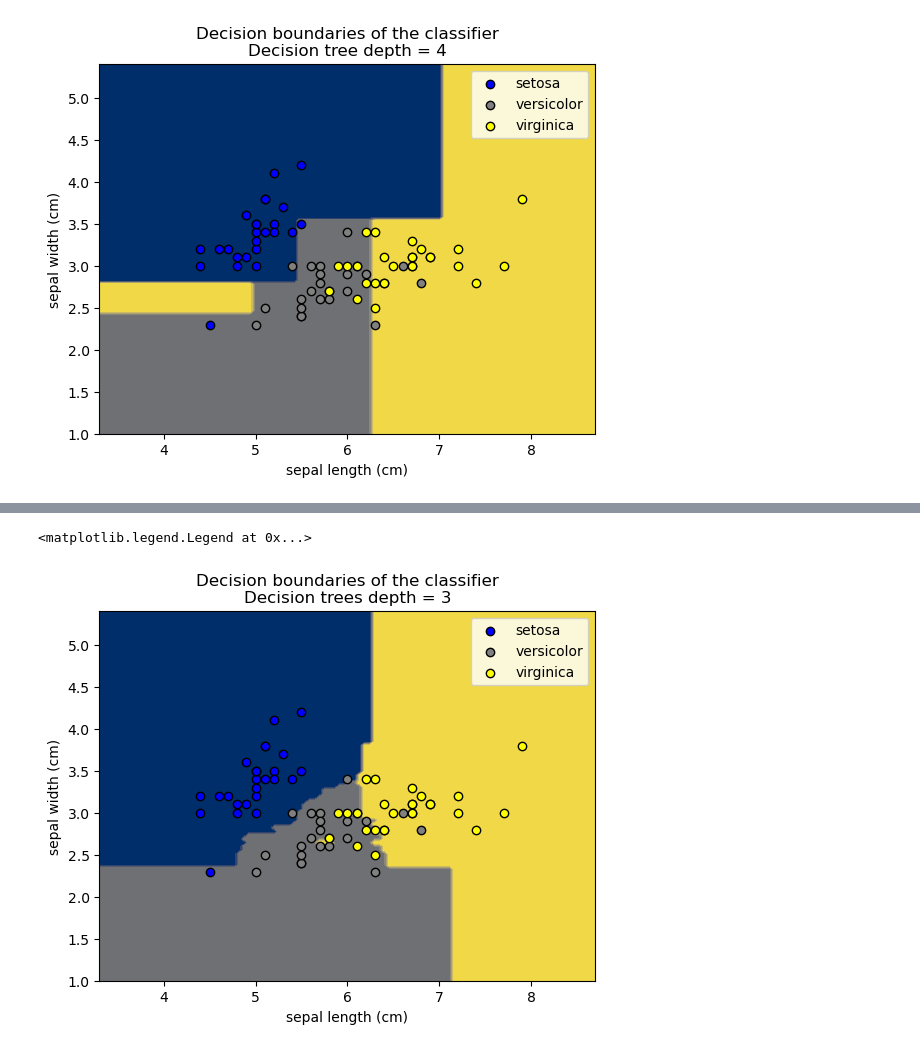
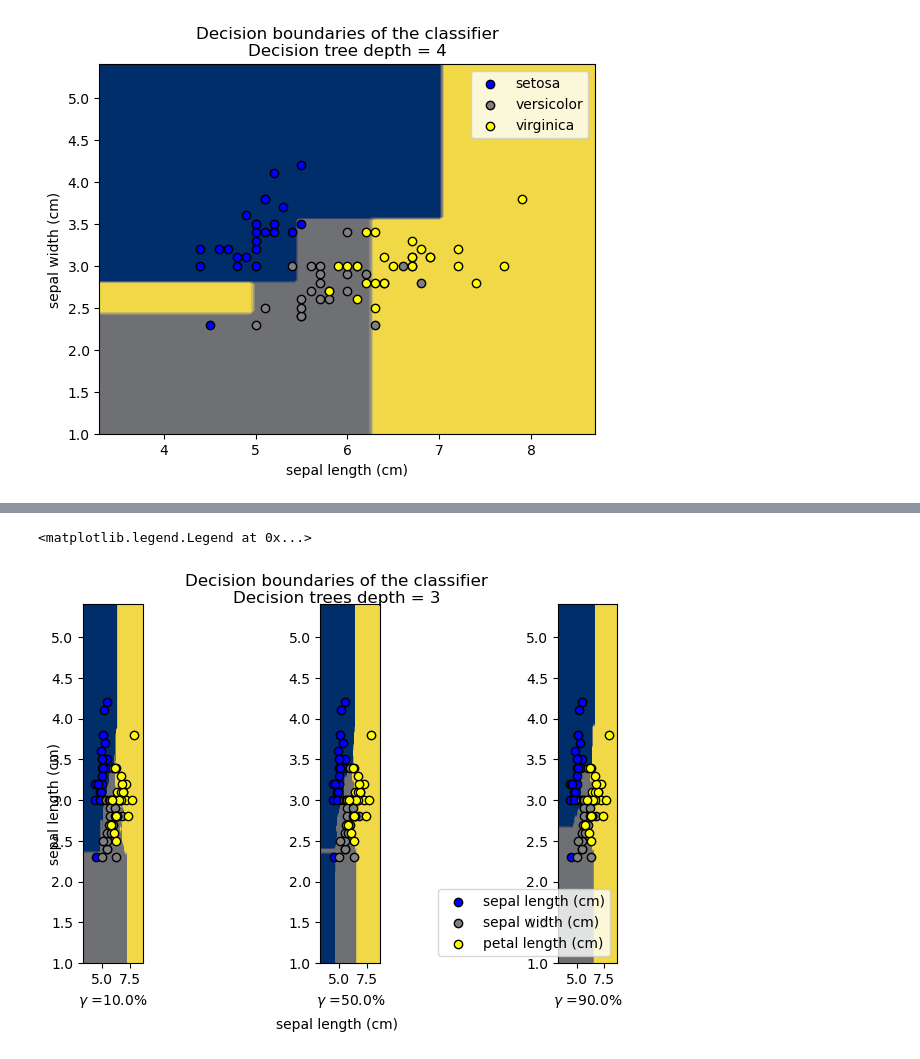
Before and after one commit to styltopa/PatternRecognition, a Jupyter notebook: topalidis_9613_Assignment3.ipynb, the cells around one changed output, grey strips where cells are left out. Cells and saved outputs as stored; diff of their text form; code cells hidden in the pictures.

Commit message:
Subplots for the different gamma (percentages of training data used)

```diff
--- a/topalidis_9613_Assignment3.ipynb
+++ b/topalidis_9613_Assignment3.ipynb
@@ -170,6 +170,9 @@ Max accuracy classifier was the one with depth =  4 and accuracy:  80.0 %
 B = 100
 # Percentage of the original training data in the bootstrap samples
 gamma = 0.1
+
+numOfTrainingData = len(targetSet)*numOfTrainingDataPerIdentifier
+
 # Number of elements per bootstrap sample
 bootSamNumOfElem = round(gamma*numOfTrainingData)
 
@@ -185,13 +188,11 @@ for depthCount in treeDepths:
     # Classifier predictions of the targets
     targetArrPred = clf.predict(testingArr)
 
+    # Accuracy
 
-    # number of correctly predicted target values
+    # Number of correctly predicted samples
     correctlyPredicted = 0
-
-    numOfTrainingData = len(targetSet)*numOfTrainingDataPerIdentifier
-
-    # Accuracy
+    # contains both the real and the predicted target values
     targetAndPred = np.stack((targetArrTesting, targetArrPred), axis=1)
     # for every sample prediction
     for predCount in range(numOfTrainingData):
@@ -212,26 +213,62 @@ for depthCount in treeDepths:
 print('\nMax accuracy classifier was the one with decision tree depth = ', str(maxAccDepth), \
     'and accuracy: ', round(100*maxAcc, 2), '%')
 
+fig = plt.figure()
+# Set common labels
+fig.text(0.5, 0.04, iris.feature_names[0], ha='center', va='center')
+fig.text(0.06, 0.5, iris.feature_names[0], ha='center', va='center', rotation='vertical')
+
+# Decision boundaries of the forests trained with different gamma
+# (percentage of the original training data)
+gammaArr = [0.1, 0.5, 0.9]
+
+for gammaCount, gammaVal in enumerate(gammaArr):
+
+    # different percentage (gamma) of the original training data  is used each time
+    bootSamNumOfElem = round(gammaVal*numOfTrainingData)
+
+    # Training for the different gamma values for the maxDepth found before
+    clf = RandomForestClassifier(n_estimators=B, max_depth=maxAccDepth, bootstrap=True, max_samples=bootSamNumOfElem)
+    clf = clf.fit(trainingArr, targetArrTraining)
+
+    # Classifier predictions of the targets
+    targetArrPred = clf.predict(testingArr)
+
+    # Accuracy
+
+    # Number of correctly predicted samples
+    correctlyPredicted = 0
+    # contains both the real and the predicted target values
+    targetAndPred = np.stack((targetArrTesting, targetArrPred), axis=1)
+    # for every sample prediction
+    for predCount in range(numOfTrainingData):
+        if targetArrTesting[predCount] == targetArrPred[predCount]:
+            correctlyPredicted = correctlyPredicted + 1
+
+    accuracy = correctlyPredicted/numOfTrainingData
+
+    # Plot the corresponding subplot
+    ax = plt.subplot(1, len(gammaArr), gammaCount+1)
+    plt.tight_layout(h_pad=0.5, w_pad=10.5, pad=2.5)
+    display = DecisionBoundaryDisplay.from_estimator(
+        clf, trainingArr,  cmap=plt.cm.cividis, response_method="predict",
+        ax = ax,
+        xlabel=r'$\gamma$ ='+ str(100*gammaVal)+ '%\naccuracy='+ str(round(accuracy, 2)),
+        plot_method= 'contourf'
+    )
+
+    c  = ['blue', 'grey', 'yellow']
+
+    for counter, target in enumerate(targetArr):
+        targetInds = np.where(targetArrTesting == target)
+        plt.scatter(
+            testingArr[targetInds, 0], testingArr[targetInds, 1], color=c[counter], edgecolor="black", label = iris.feature_names[counter]
+        )
 
 
-display = DecisionBoundaryDisplay.from_estimator(
-    maxAccClf, trainingArr,  cmap=plt.cm.cividis, response_method="predict",
-    xlabel=iris.feature_names[0], ylabel=iris.feature_names[1],
-    plot_method= 'contourf'
-)
-
-c  = ['blue', 'grey', 'yellow']
-
-for counter, target in enumerate(targetArr):
-    targetInds = np.where(targetArrTesting == target)
-    plt.scatter(
-        testingArr[targetInds, 0], testingArr[targetInds, 1], color=c[counter], edgecolor="black", label = iris.target_names[counter]
-    )
-
-display.ax_.set_title('Decision boundaries of the classifier\nDecision trees depth = ' \
-    + str(maxAccDepth))
-
-plt.legend()
+plt.suptitle('Decision boundaries of the classifier\nDecision trees depth = ' \
+        + str(maxAccDepth))
+plt.legend(loc='lower right')
 # %% [output]
 Classification accuracy
 ------------------------------------
@@ -243,5 +280,5 @@ Max accuracy classifier was the one with decision tree depth =  3 and accuracy:
 <matplotlib.legend.Legend at 0x...>
-[figure, old version]
+[figure, new version]
 # %%
 # 1) Do subplots for the forest case for the different numbers of gamma (0.2, 0.5, 0.8).
 # The less the sample percentage from the original sample, the more differently the decision trees are
```
Also changed, not shown: parts of 1 cell of this notebook.
